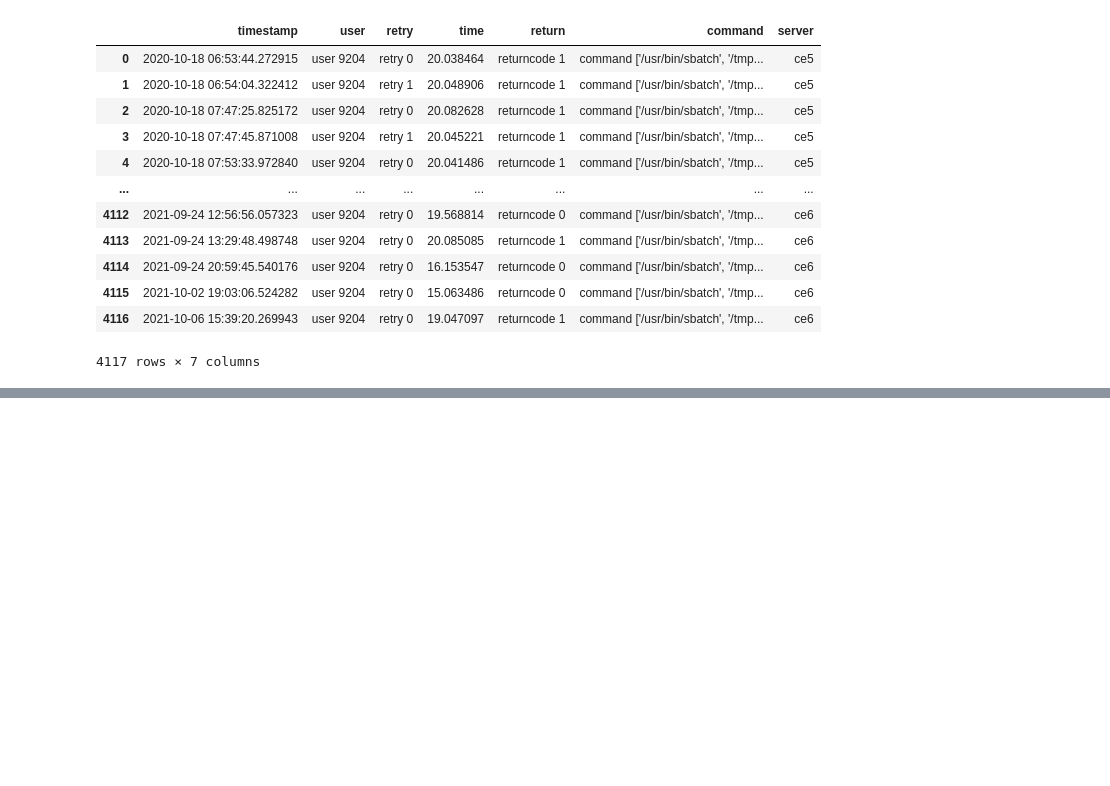
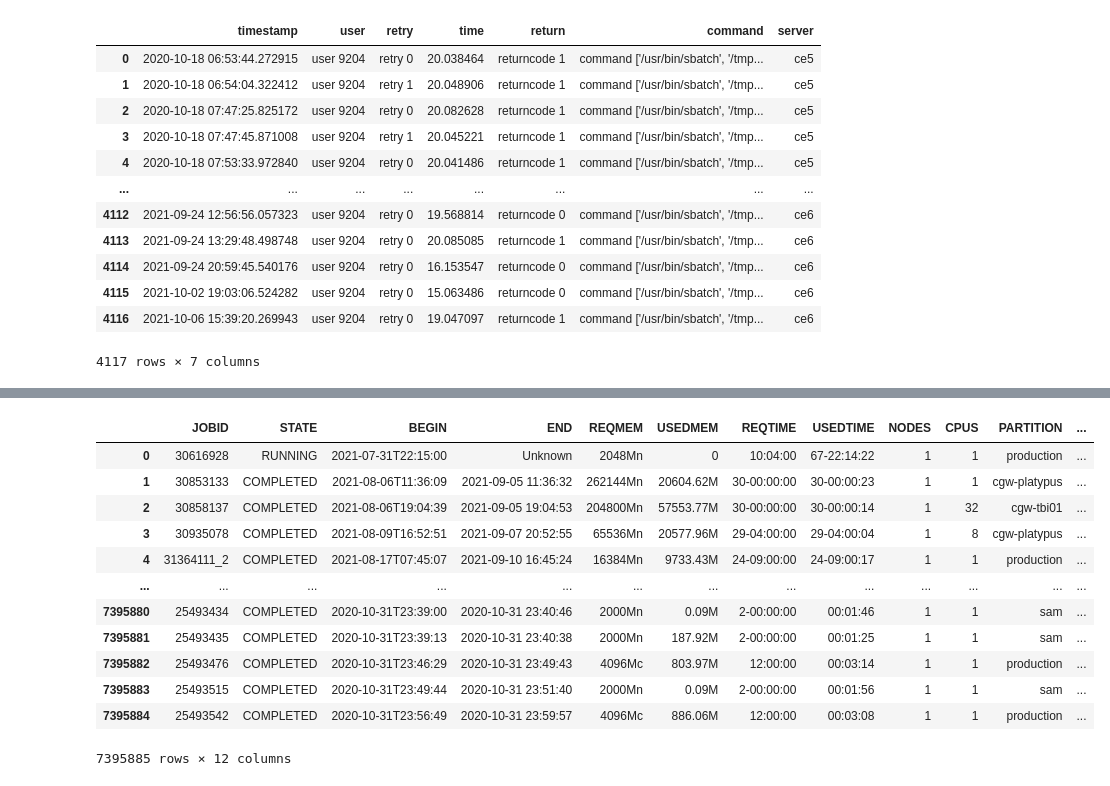
Before and after one commit to nss-data-science-cohort-8/accre-pumpkin-pie, a Jupyter notebook: notebooks/ACREE_Project.ipynb, the cells around one changed output, grey strips where cells are left out. Saved outputs shown, nothing was run; the diff lists cells and outputs as text; code cells hidden in the pictures; blank space fills up the shorter version.

```diff
--- a/notebooks/ACREE_Project.ipynb
+++ b/notebooks/ACREE_Project.ipynb
@@ -193,0 +226,18 @@ server_merge.drop(columns = ['timestamp'])
+# %%
+full_sample_df['END'] = full_sample_df['END'].str.replace('T',' ')
+# %%
+full_sample_df
+# %% [output]
+|  | JOBID | STATE | BEGIN | END | REQMEM | USEDMEM | REQTIME | USEDTIME | NODES | CPUS | PARTITION | ... |
+| 0 | 30616928 | RUNNING | 2021-07-31T22:15:00 | Unknown | 2048Mn | 0 | 10:04:00 | 67-22:14:22 | 1 | 1 | production | ... |
+| 1 | 30853133 | COMPLETED | 2021-08-06T11:36:09 | 2021-09-05 11:36:32 | 262144Mn | 20604.62M | 30-00:00:00 | 30-00:00:23 | 1 | 1 | cgw-platypus | ... |
+| 2 | 30858137 | COMPLETED | 2021-08-06T19:04:39 | 2021-09-05 19:04:53 | 204800Mn | 57553.77M | 30-00:00:00 | 30-00:00:14 | 1 | 32 | cgw-tbi01 | ... |
+| 3 | 30935078 | COMPLETED | 2021-08-09T16:52:51 | 2021-09-07 20:52:55 | 65536Mn | 20577.96M | 29-04:00:00 | 29-04:00:04 | 1 | 8 | cgw-platypus | ... |
+| 4 | 31364111_2 | COMPLETED | 2021-08-17T07:45:07 | 2021-09-10 16:45:24 | 16384Mn | 9733.43M | 24-09:00:00 | 24-09:00:17 | 1 | 1 | production | ... |
+| ... | ... | ... | ... | ... | ... | ... | ... | ... | ... | ... | ... | ... |
+| 7395880 | 25493434 | COMPLETED | 2020-10-31T23:39:00 | 2020-10-31 23:40:46 | 2000Mn | 0.09M | 2-00:00:00 | 00:01:46 | 1 | 1 | sam | ... |
+| 7395881 | 25493435 | COMPLETED | 2020-10-31T23:39:13 | 2020-10-31 23:40:38 | 2000Mn | 187.92M | 2-00:00:00 | 00:01:25 | 1 | 1 | sam | ... |
+| 7395882 | 25493476 | COMPLETED | 2020-10-31T23:46:29 | 2020-10-31 23:49:43 | 4096Mc | 803.97M | 12:00:00 | 00:03:14 | 1 | 1 | production | ... |
+| 7395883 | 25493515 | COMPLETED | 2020-10-31T23:49:44 | 2020-10-31 23:51:40 | 2000Mn | 0.09M | 2-00:00:00 | 00:01:56 | 1 | 1 | sam | ... |
+| 7395884 | 25493542 | COMPLETED | 2020-10-31T23:56:49 | 2020-10-31 23:59:57 | 4096Mc | 886.06M | 12:00:00 | 00:03:08 | 1 | 1 | production | ... |
+7395885 rows × 12 columns
```
Also changed, not shown: parts of 10 cells of this notebook.
